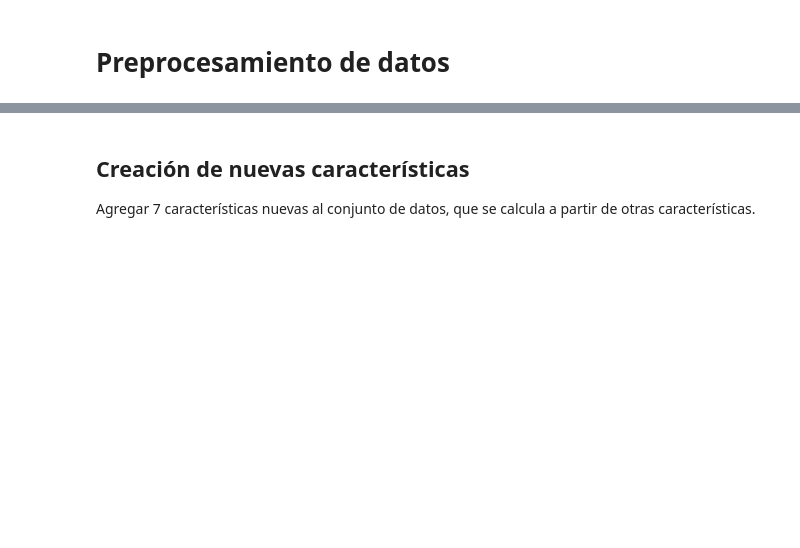
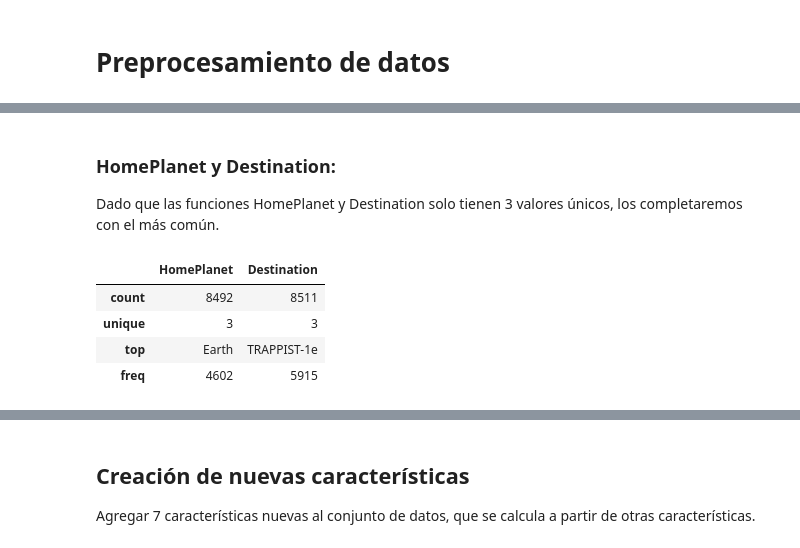
Before and after one commit to johnreyes96/modeling-and-simulation, a Jupyter notebook: src/main/python/SpaceshipTitanic.ipynb, the cells around one changed output, grey strips where cells are left out. Saved outputs shown, nothing was run; the diff lists cells and outputs as text; code cells hidden in the pictures; blank space fills up the shorter version.

```diff
--- a/src/main/python/SpaceshipTitanic.ipynb
+++ b/src/main/python/SpaceshipTitanic.ipynb
@@ -274,0 +269,11 @@ memory usage: 1.3+ MB
+# %% [markdown]
+### HomePlanet y Destination:
+Dado que las funciones HomePlanet y Destination solo tienen 3 valores únicos, los completaremos con el más común.
+# %%
+train_df[['HomePlanet','Destination']].describe()
+# %% [output]
+|  | HomePlanet | Destination |
+| count | 8492 | 8511 |
+| unique | 3 | 3 |
+| top | Earth | TRAPPIST-1e |
+| freq | 4602 | 5915 |
```
Also changed, not shown: parts of 26 cells of this notebook.
